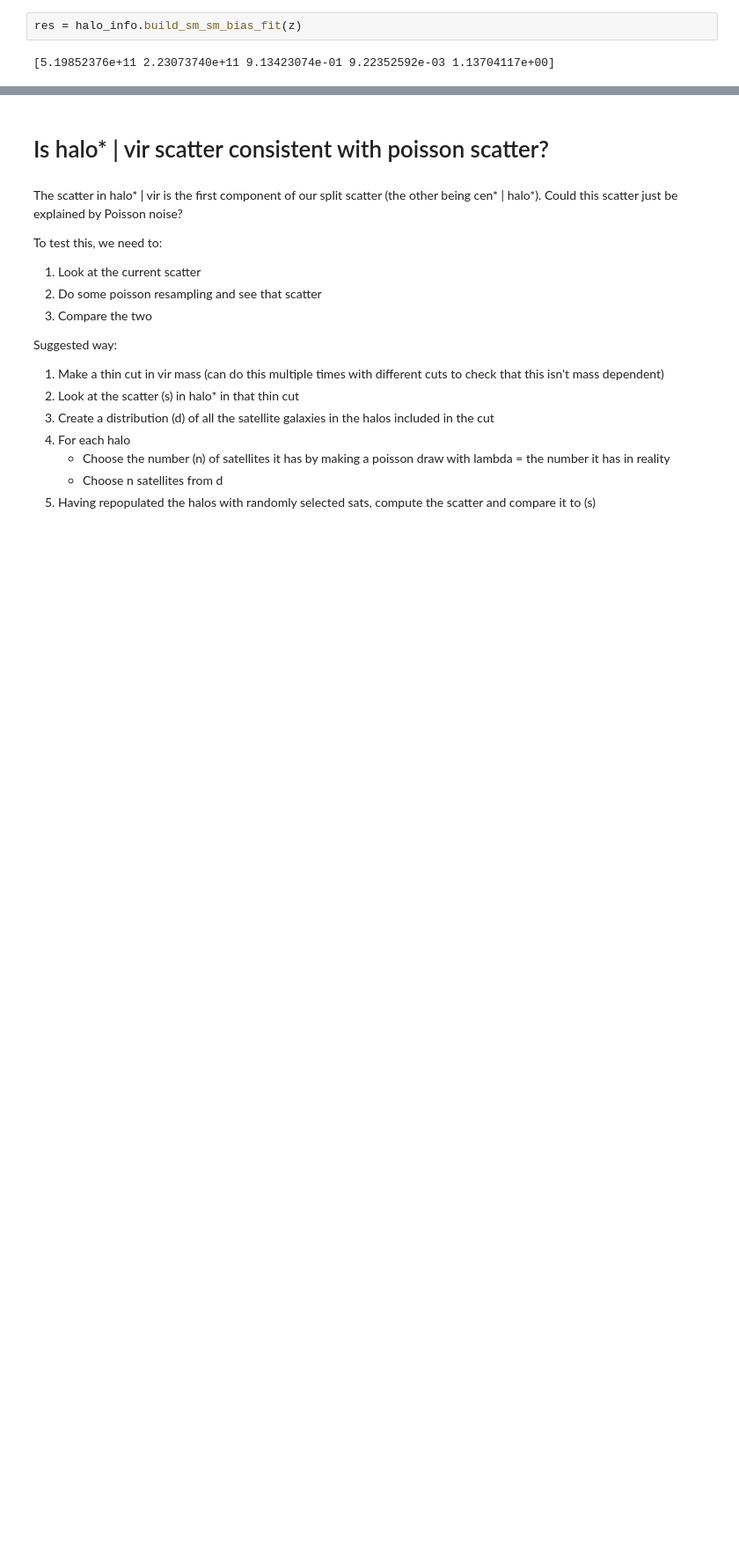
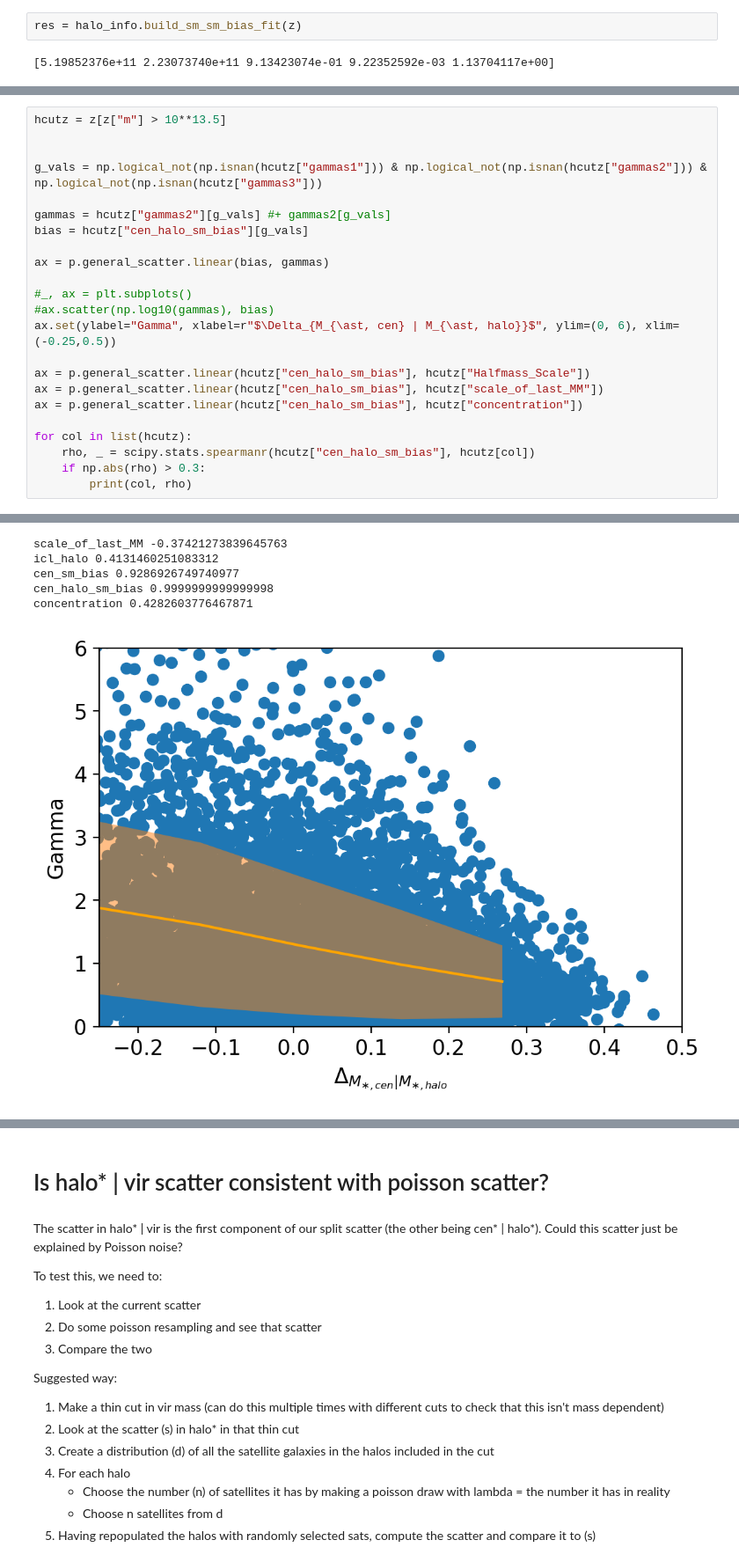
Before and after one commit to dr-guangtou/asap, a Jupyter notebook: cb/main.ipynb, the cells around one changed output, grey strips where cells are left out. Shown at 88% size. Saved outputs shown, nothing was run; the diff lists cells and outputs as text; blank space fills up the shorter version.

```diff
--- a/cb/main.ipynb
+++ b/cb/main.ipynb
@@ -564,0 +497,24 @@ plt.tight_layout()
+# %%
+hcutz = z[z["m"] > 10**13.5]
+
+
+g_vals = np.logical_not(np.isnan(hcutz["gammas1"])) & np.logical_not(np.isnan(hcutz["gammas2"])) & np.logical_not(np.isnan(hcutz["gammas3"]))
+
+gammas = hcutz["gammas2"][g_vals] #+ gammas2[g_vals]
+bias = hcutz["cen_halo_sm_bias"][g_vals]
+
+ax = p.general_scatter.linear(bias, gammas)
+
+#_, ax = plt.subplots()
+#ax.scatter(np.log10(gammas), bias)
+ax.set(ylabel="Gamma", xlabel=r"$\Delta_{M_{\ast, cen} | M_{\ast, halo}}$", ylim=(0, 6), xlim=(-0.25,0.5))
+
+ax = p.general_scatter.linear(hcutz["cen_halo_sm_bias"], hcutz["Halfmass_Scale"])
+ax = p.general_scatter.linear(hcutz["cen_halo_sm_bias"], hcutz["scale_of_last_MM"])
+ax = p.general_scatter.linear(hcutz["cen_halo_sm_bias"], hcutz["concentration"])
+
+for col in list(hcutz):
+    rho, _ = scipy.stats.spearmanr(hcutz["cen_halo_sm_bias"], hcutz[col])
+    if np.abs(rho) > 0.3:
+        print(col, rho)
+# %% [output]
@@ -564,0 +533,6 @@ plt.tight_layout()
+scale_of_last_MM -0.37421273839645763
+icl_halo 0.4131460251083312
+cen_sm_bias 0.9286926749740977
+cen_halo_sm_bias 0.9999999999999998
+concentration 0.4282603776467871
+[figure, added]
```
Also changed, not shown: parts of 80 cells of this notebook, 8 other files.
